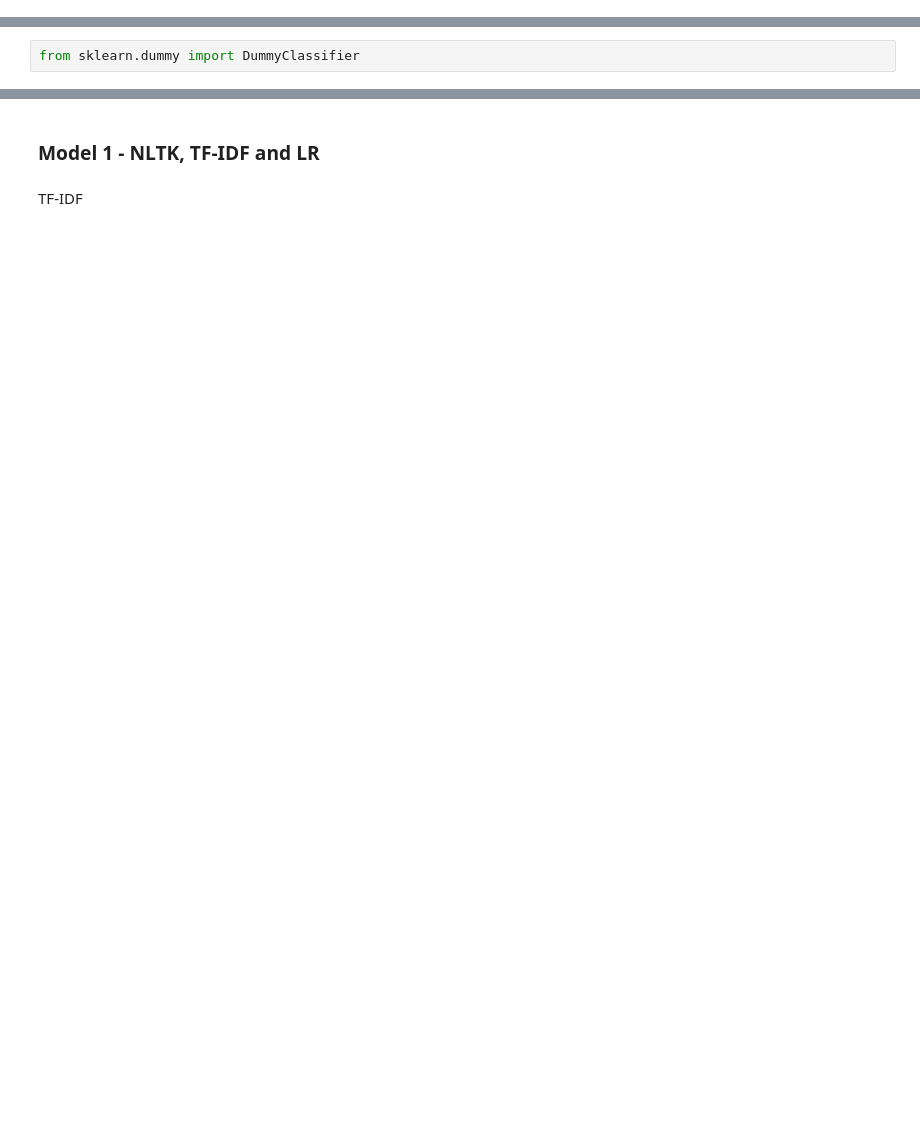
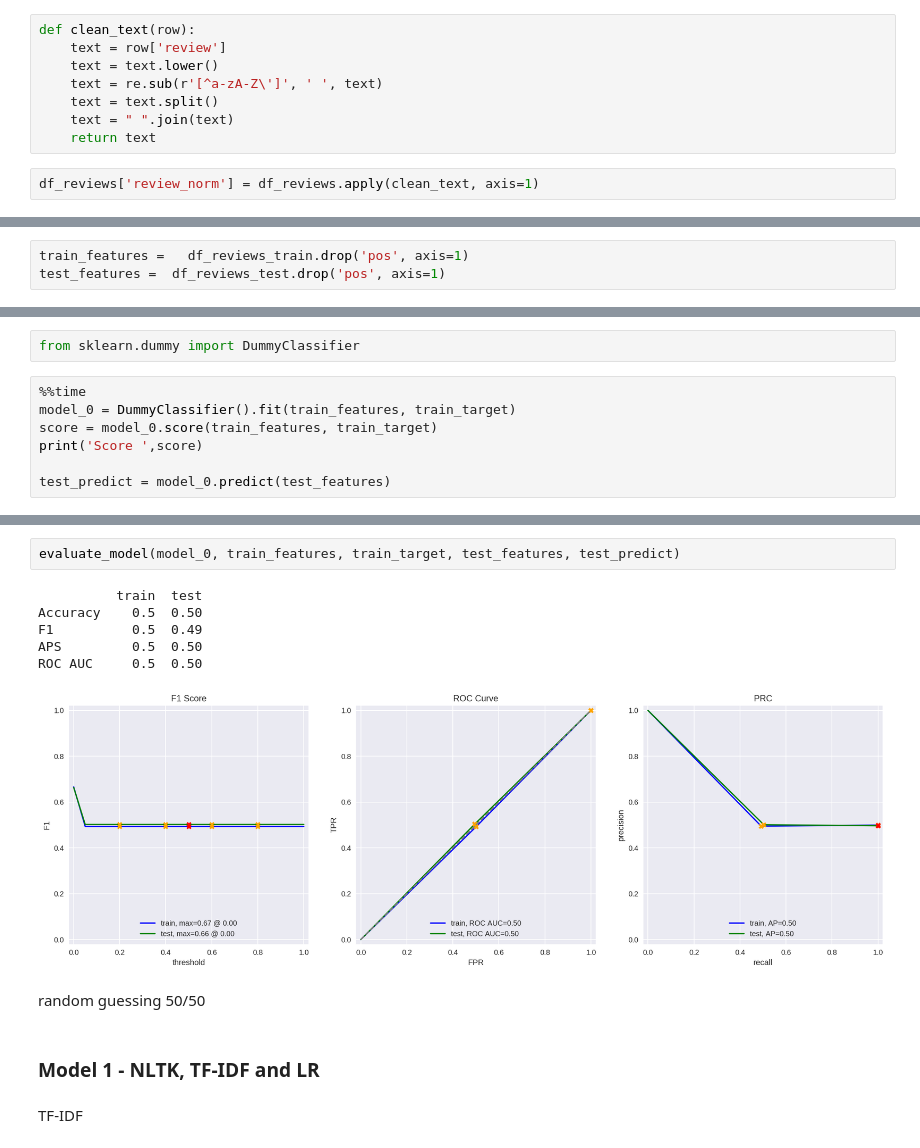
Before and after one commit to rainbowmoonlight/Yandex_Practicum_Projects, a Jupyter notebook: 13 NLP IMDB Review Classification/NLP IMDB reviews classification.ipynb, the cells around one changed output, grey strips where cells are left out. Saved outputs shown, nothing was run; the diff lists cells and outputs as text; blank space fills up the shorter version.

```diff
--- a/13 NLP IMDB Review Classification/NLP IMDB reviews classification.ipynb
+++ b/13 NLP IMDB Review Classification/NLP IMDB reviews classification.ipynb
@@ -256,0 +412,10 @@ df_reviews['review_norm'] = # <put your code here>
+# %%
+def clean_text(row):
+    text = row['review']
+    text = text.lower()
+    text = re.sub(r'[^a-zA-Z\']', ' ', text)
+    text = text.split()
+    text = " ".join(text)
+    return text
+# %%
+df_reviews['review_norm'] = df_reviews.apply(clean_text, axis=1)
@@ -273 +447,4 @@ print(df_reviews_test.shape)
+# %%
+train_features =   df_reviews_train.drop('pos', axis=1)
+test_features =  df_reviews_test.drop('pos', axis=1)
 # %% [markdown]
@@ -277,2 +454,9 @@ print(df_reviews_test.shape)
 # %%
 from sklearn.dummy import DummyClassifier
+# %%
+%%time
+model_0 = DummyClassifier().fit(train_features, train_target)
+score = model_0.score(train_features, train_target)
+print('Score ',score)
+
+test_predict = model_0.predict(test_features)
@@ -279,5 +467,16 @@ from sklearn.dummy import DummyClassifier
+# %%
+evaluate_model(model_0, train_features, train_target, test_features, test_predict)
+# %% [output]
+          train  test
+Accuracy    0.5  0.50
+F1          0.5  0.49
+APS         0.5  0.50
+ROC AUC     0.5  0.50
+[figure, added]
+# %% [markdown]
+ random guessing 50/50
 # %% [markdown]
-### Model 1 - NLTK, TF-IDF and LR
+### Model 1 - NLTK, TF-IDF and LR <a class="anchor" id="nltk"></a>
 # %% [markdown]
 TF-IDF
 # %%
```
Also changed, not shown: parts of 83 cells of this notebook.
